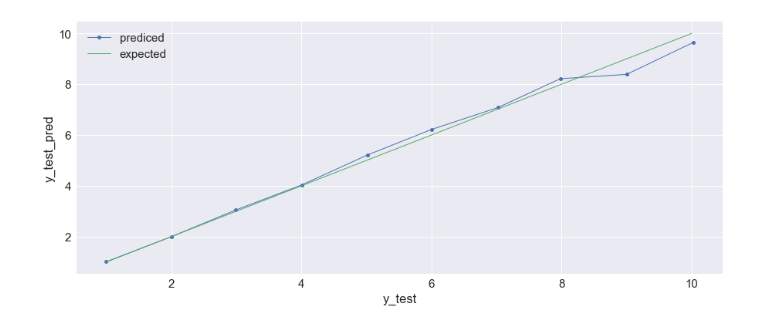
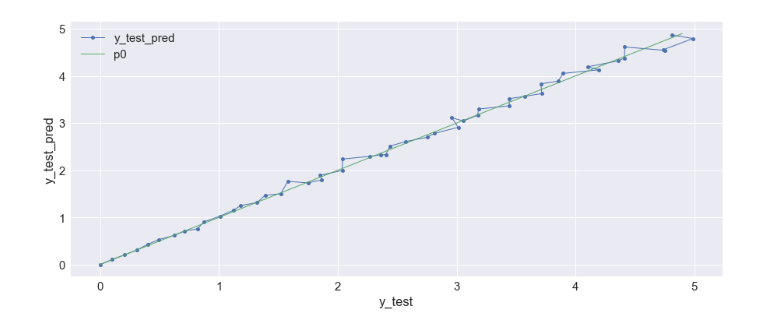
Before and after one commit to joehahn/dl, a Jupyter notebook: tf/tf.ipynb, the cells around one changed output. Drawn from its saved outputs; the diff is of its cells as text; code cells hidden in the pictures.

```diff
--- a/tf/tf.ipynb
+++ b/tf/tf.ipynb
@@ -1,22 +1,20 @@
 # %%
 #generate location and reward data
 import numpy as np
-N_agents = 1
-N_locations = 10
-N_samples = 500000
-p0 = np.arange(N_locations, dtype=float) + 1.0
+N_locations = 50
+N_samples = 100000
+p0 = np.arange(N_locations)/10.0
 sigma = 0.5*p0
 locations_list = []
 rewards_list = []
 for idx in range(N_samples):
-    locations = np.random.randint(0, N_locations, size=N_agents)
-    l = p0[locations]
-    s = sigma[locations]
-    reward = np.random.normal(loc=l, scale=s).sum()
-    locations_vector = np.zeros(N_locations, dtype=float)
-    for loc in locations:
-        locations_vector[loc] += 1.0
-    locations_list += [locations_vector]
+    location = np.random.randint(0, N_locations)
+    p = p0[location]
+    s = sigma[location]
+    reward = np.random.normal(loc=p, scale=s)
+    location_vector = np.zeros(N_locations, dtype=float)
+    location_vector[location] += 1.0
+    locations_list += [location_vector]
     rewards_list += [reward]
 locations = np.array(locations_list)
 rewards = np.array(rewards_list)
@@ -65,7 +73,7 @@ def mlp_model(N_inputs, layers):
 #make MLP model
 N_inputs = N_locations
 N_outputs = 1
-layers = [N_agents*N_locations, N_agents*N_locations/2, N_outputs]
+layers = [N_locations, N_locations/2, N_outputs]
 print 'layers = ', layers
 model = mlp_model(N_inputs, layers)
 model.summary()
@@ -87,8 +95,8 @@ Non-trainable params: 0
 _________________________________________________________________
 # %%
 #train model to predict rewards
-N_epochs = 100
-batch_size = N_samples/5
+N_epochs = 5
+batch_size = N_samples/100
 model = mlp_model(N_inputs, layers)
 fit_history = model.fit(x_train, y_train, batch_size=batch_size, epochs=N_epochs, verbose=0,
     validation_data=(x_validate, y_validate))
@@ -155,13 +166,13 @@ test_grouped
 # %%
-#plot loss vs training epoch
+#plot y_test_pred vs p0
 df = test_grouped
 xp = df['y_test']['mean']
 yp = df['y_test_pred']['mean']
 fig, ax = plt.subplots(1,1, figsize=(15, 6))
-p = ax.plot(xp, yp, marker='o', markersize=5, linewidth=1, label='prediced')
-p = ax.plot(p0, p0, linewidth=1, label='expected')
+p = ax.plot(xp, yp, marker='o', markersize=5, linewidth=1, label='y_test_pred')
+p = ax.plot(p0, p0, linewidth=1, label='p0')
 p = ax.set_ylabel('y_test_pred')
 p = ax.set_xlabel('y_test')
 p = ax.legend()
 # %% [output]
-[figure, old version]
+[figure, new version]
```
Also changed, not shown: parts of 6 cells of this notebook.
